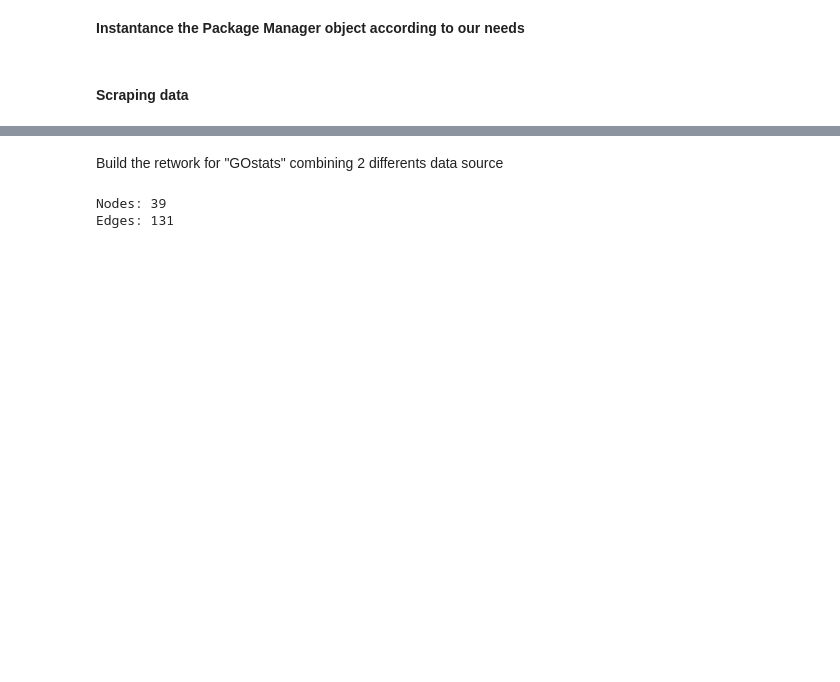
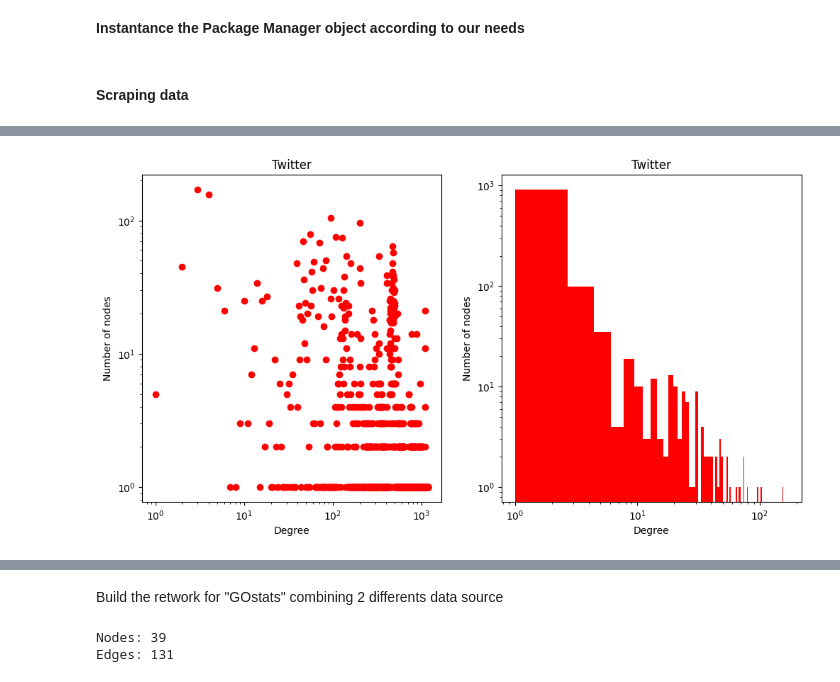
Before and after one commit to dab0012/olivia, a Jupyter notebook: notebooks/olivia_finder/Olivia Finder - Usage.ipynb, the cells around one changed output, grey strips where cells are left out. Saved outputs shown, nothing was run; the diff lists cells and outputs as text; code cells hidden in the pictures; blank space fills up the shorter version.

```diff
--- a/notebooks/olivia_finder/Olivia Finder - Usage.ipynb
+++ b/notebooks/olivia_finder/Olivia Finder - Usage.ipynb
@@ -217,0 +214,4 @@ draw_networkx_graph(retire_G, layout='kamada_kawai', size=(20,20), labels=False,
+# %%
+plot_degree_distribution(twitter_G, "Twitter")
+# %% [output]
+[figure, added]
```
Also changed, not shown: parts of 8 cells of this notebook, 8 other files.
